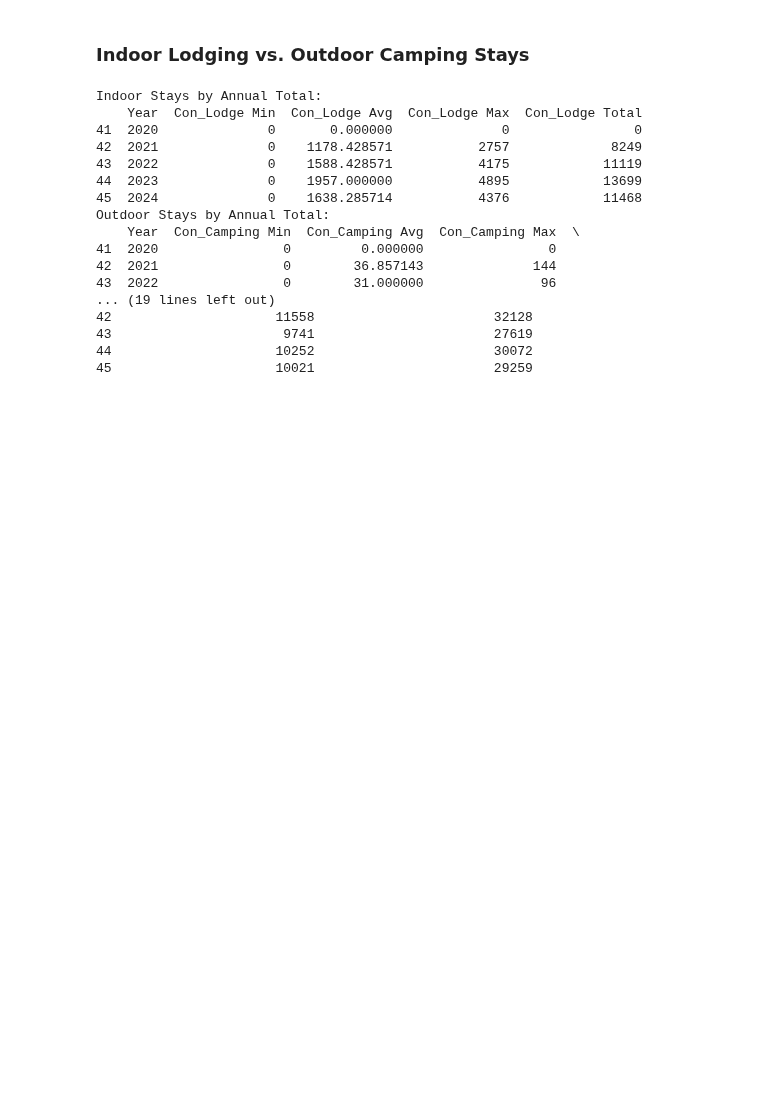
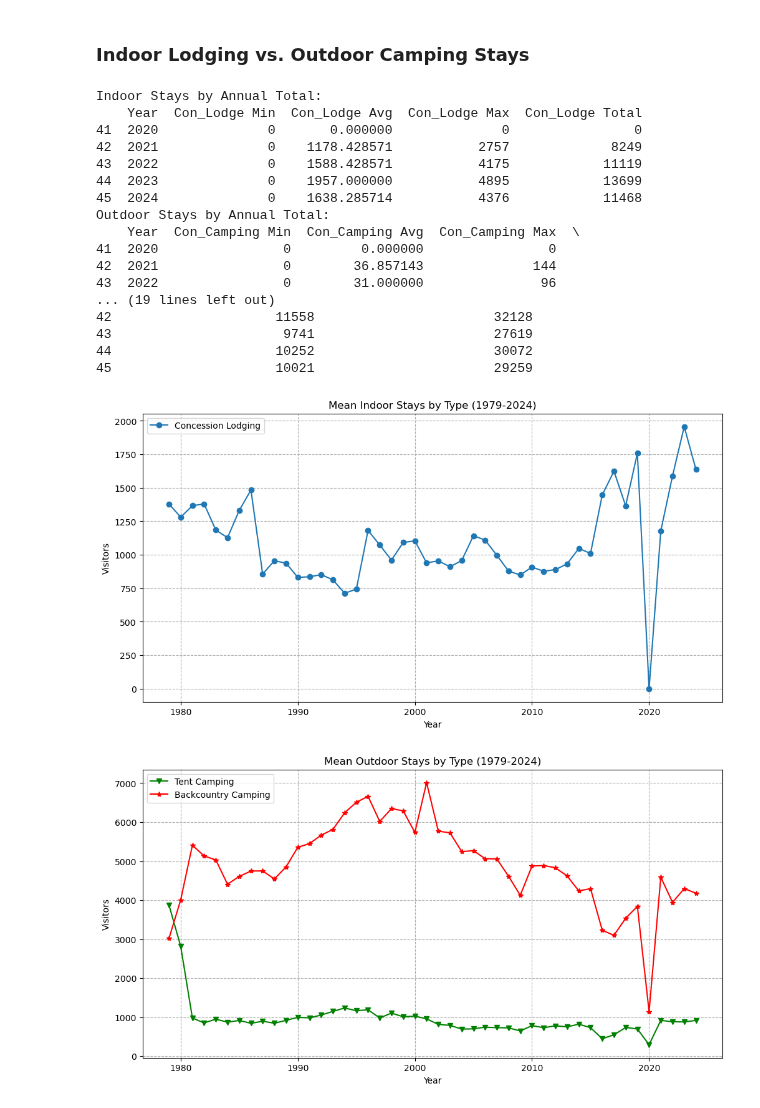
Before and after one commit to Lydia-Tembreull/UN5550Sp26_Final_Project, a Jupyter notebook: UN5550_Final_Project.ipynb, the cells around one changed output. Drawn from its saved outputs; the diff is of its cells as text; code cells hidden in the pictures; blank space fills up the shorter version.

```diff
--- a/UN5550_Final_Project.ipynb
+++ b/UN5550_Final_Project.ipynb
@@ -826,4 +1000,32 @@ Outdoor Stays by Annual Total:
 44                     10252                       30072
 45                     10021                       29259
 # %%
-# Add visualization(s) comparing indoor and outdoor stays
+# Comparing indoor and outdoor stays
+
+# Indoor stays
+plt.figure(figsize = (12, 6))
+
+plt.plot(con_stays['Year'], con_stays['Con_Lodge Avg'], marker = 'o')
+
+plt.title('Mean Indoor Stays by Type (1979-2024)')
+plt.xlabel('Year')
+plt.ylabel('Visitors')
+plt.grid(True, linestyle = '--')
+plt.legend(["Concession Lodging"], loc = "upper left")
+plt.show()
+
+# Outdoor stays
+plt.figure(figsize = (12, 6))
+
+plt.plot(non_con_camp_stays['Year'], non_con_camp_stays['Tent_Camping Avg'], marker = 'v', c = "green")
+plt.plot(non_con_camp_stays['Year'], non_con_camp_stays['Back_Country_Camping Avg'], marker = '*', c = "red")
+
+plt.title('Mean Outdoor Stays by Type (1979-2024)')
+plt.xlabel('Year')
+plt.ylabel('Visitors')
+plt.grid(True, linestyle = '--')
+plt.legend(["Tent Camping", "Backcountry Camping"], loc = "upper left")
+plt.show()
+# %% [output]
+[figure, added]
+[figure, added]
```
Also changed, not shown: parts of 31 cells of this notebook.
